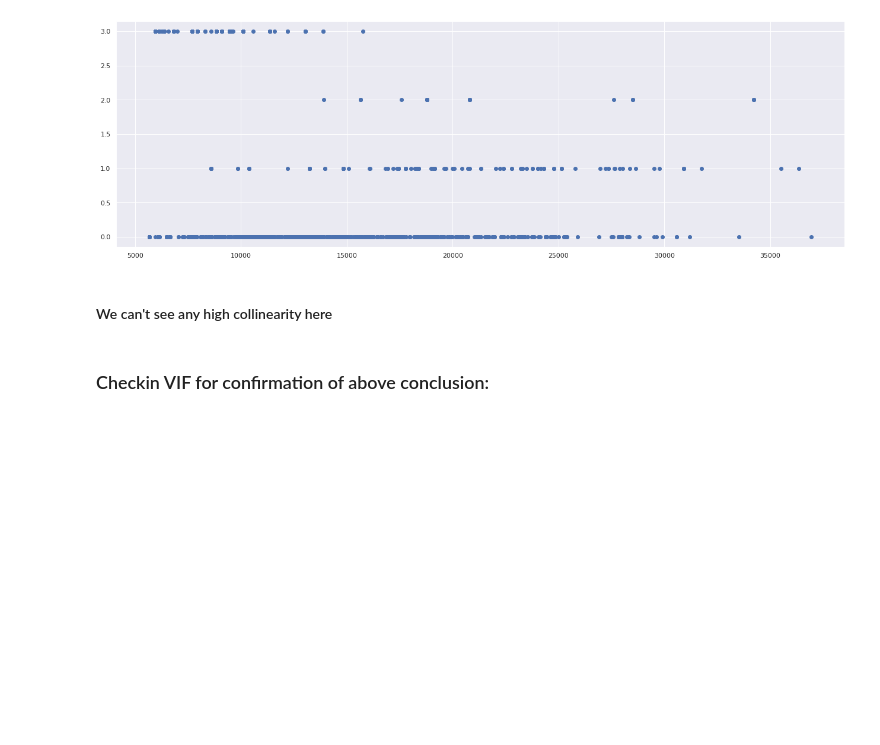
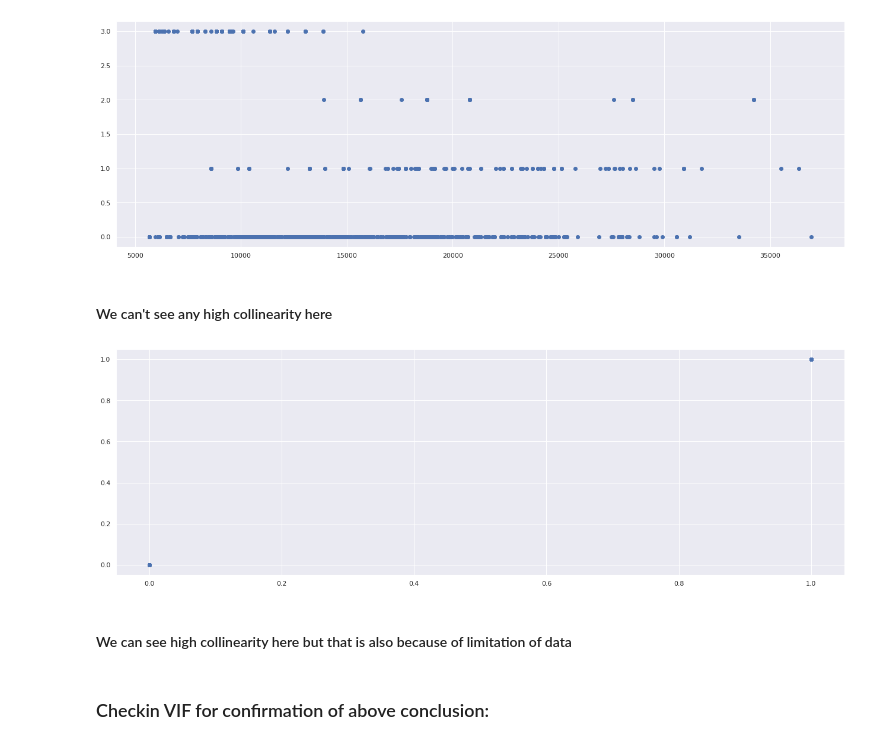
Before and after one commit to Rijulkumar26/Internship, a Jupyter notebook: Flight_Price_Prediction/Flight_Price_Prediction.ipynb, the cells around one changed output. Drawn from its saved outputs; the diff is of its cells as text; code cells hidden in the pictures; blank space fills up the shorter version.

```diff
--- a/Flight_Price_Prediction/Flight_Price_Prediction.ipynb
+++ b/Flight_Price_Prediction/Flight_Price_Prediction.ipynb
@@ -357,6 +357,15 @@ plt.show()
 [figure]
 # %% [markdown]
 #### We can't see any high collinearity here
+# %%
+#Checking correlation between Source and Destination
+plt.figure(figsize=(22,7))
+plt.scatter(df.Source,df.Destination)
+plt.show()
+# %% [output]
+[figure, added]
+# %% [markdown]
+#### We can see high collinearity here but that is also because of limitation of data
 # %% [markdown]
 ### Checkin VIF for confirmation of above conclusion:
 # %%
```
Also changed, not shown: parts of 28 cells of this notebook.
